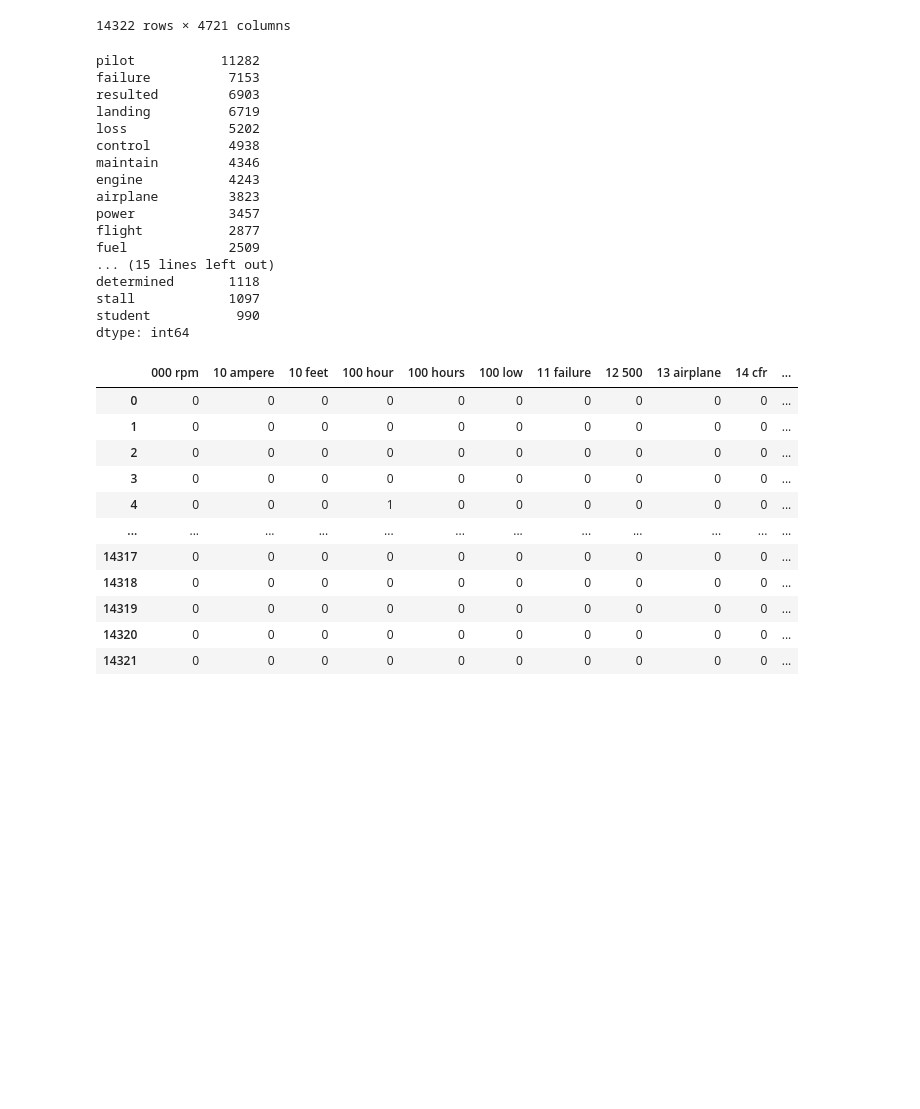
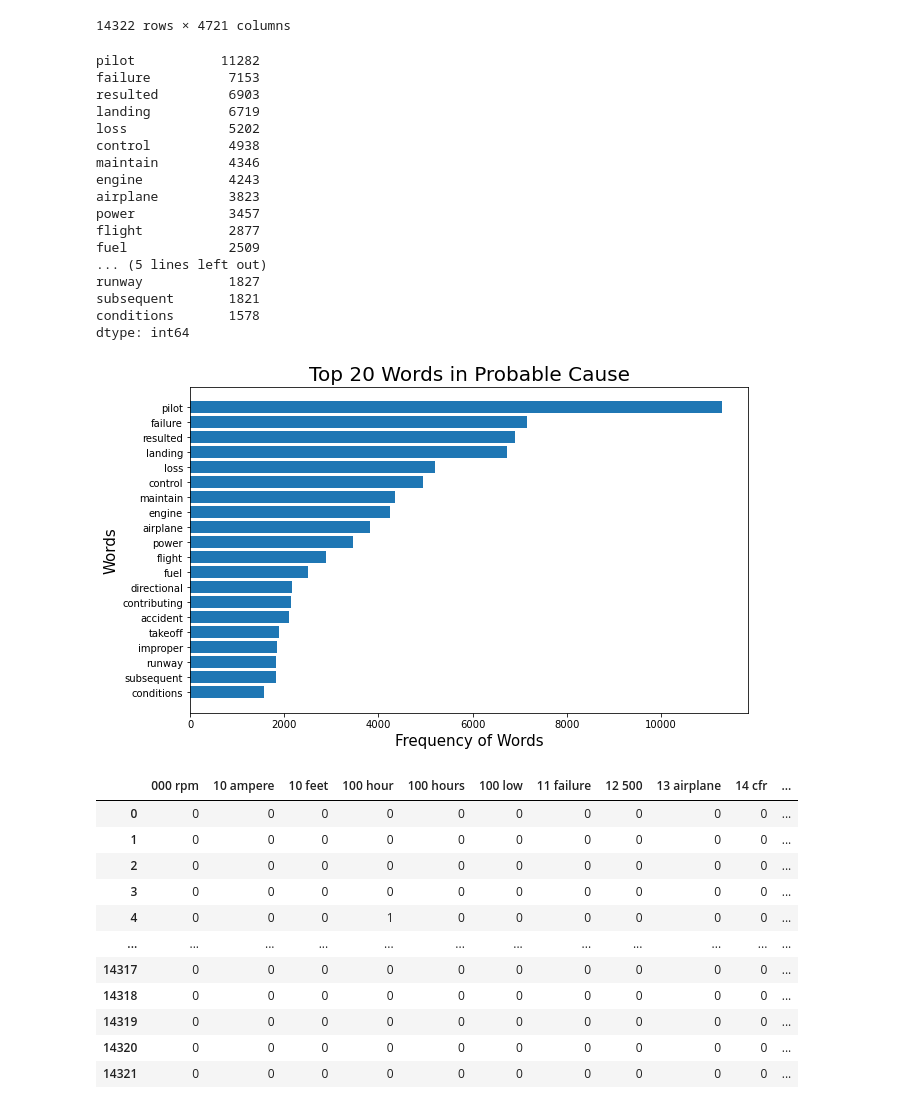
Before and after one commit to ajoneal/aviation-incident-project, a Jupyter notebook: Cleaning and Preprocessing.ipynb, the cells around one changed output. Saved outputs shown, nothing was run; the diff lists cells and outputs as text; code cells hidden in the pictures; blank space fills up the shorter version.

```diff
--- a/Cleaning and Preprocessing.ipynb
+++ b/Cleaning and Preprocessing.ipynb
@@ -418,7 +420,8 @@ probable_cause_unigrams
 | 14321 | 0 | 0 | 0 | 0 | 0 | 0 | 0 | 0 | 0 | 0 | 0 | ... |
 14322 rows × 4721 columns
 # %%
-probable_cause_unigrams.sum().sort_values(ascending=False).head(30)
+top20_pc_unis = probable_cause_unigrams.sum().sort_values(ascending=False).head(20)
+top20_pc_unis
 # %% [output]
 pilot           11282
 failure          7153
@@ -432,11 +435,20 @@ airplane         3823
 power            3457
 flight           2877
 fuel             2509
-... (15 lines left out)
-determined       1118
-stall            1097
-student           990
+... (5 lines left out)
+runway           1827
+subsequent       1821
+conditions       1578
 dtype: int64
+# %%
+plt.figure(figsize=(10,6))
+plt.barh(y=top20_pc_unis.sort_values().index, width=top20_pc_unis.sort_values())
+plt.xlabel('Frequency of Words', size=15)
+plt.ylabel('Words', size=15)
+plt.title('Top 20 Words in Probable Cause', size=20)
+plt.savefig('./images/top20pc_words.png', bbox_inches='tight');
+# %% [output]
+[figure, added]
 # %%
 cvec = CountVectorizer(stop_words='english', ngram_range=(2,2))
 cvec.fit(df['probable_cause'])
```
Also changed, not shown: parts of 64 cells of this notebook, 18 other files.
